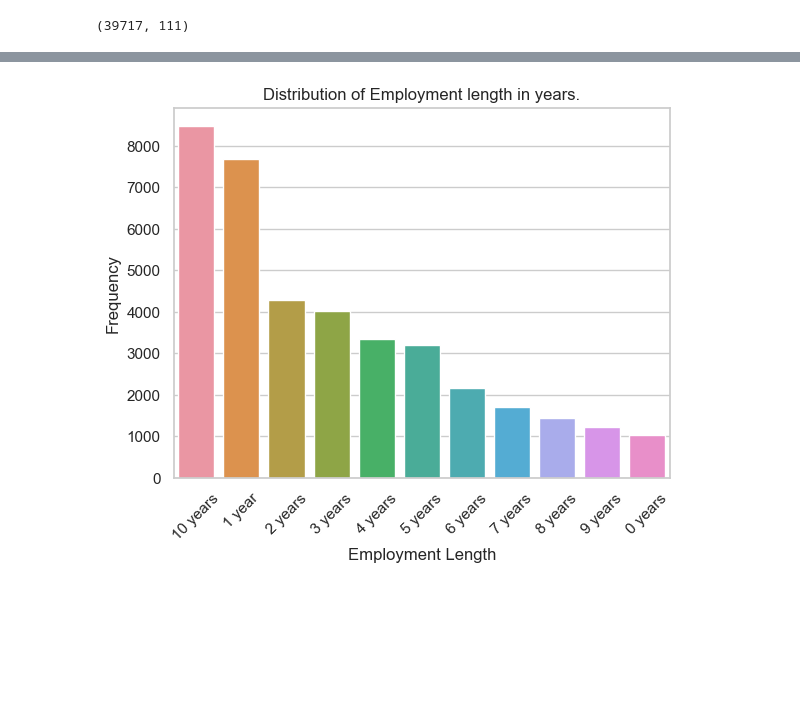
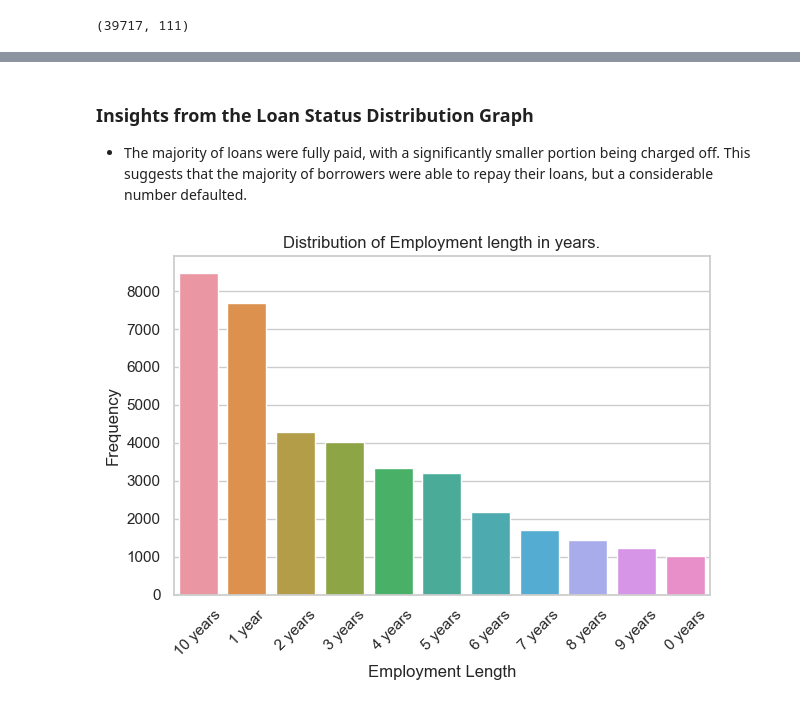
Before and after one commit to sowmilydutta/Lending_Club_Case_Study, a Jupyter notebook: Sowmily_Dutta_Case_study.ipynb, the cells around one changed output, grey strips where cells are left out. Drawn from its saved outputs; the diff is of its cells as text; code cells hidden in the pictures; blank space fills up the shorter version.

```diff
--- a/Sowmily_Dutta_Case_study.ipynb
+++ b/Sowmily_Dutta_Case_study.ipynb
@@ -68,5 +73,6 @@ dtype: float64
 missing_threshold = 0.7 * len(df)
 df_cleaned = df.dropna(thresh=missing_threshold, axis=1)
 not_reqd = ["member_id","policy_code","url","zip_code","emp_title","title","last_pymnt_d",
-            "out_prncp","out_prncp_inv","revol_bal","addr_state","issue_d","pymnt_plan","initial_list_status"]
+            "out_prncp","out_prncp_inv","revol_bal","pymnt_plan","issue_d","initial_list_status","application_type",
+            "acc_now_delinq", "delinq_amnt"]
 df_cleaned = df_cleaned.drop(not_reqd,axis=1)
@@ -204,12 +202,16 @@ plt.show()
+# %% [markdown]
+### Insights from the Loan Status Distribution Graph
+- The majority of loans were fully paid, with a significantly smaller portion being charged off. This suggests that the majority of borrowers were able to repay their loans, but a considerable number defaulted.
 # %%
-# Plot the distribution of Employment length in years
+# Figure 4: Plot the distribution of Employment length in years
 current_labels = df_cleaned['emp_length'].value_counts().index
 sns.countplot(data=df_cleaned, x='emp_length', order=current_labels)
 plt.title('Distribution of Employment length in years.')
 plt.xlabel('Employment Length')
 plt.ylabel('Frequency')
 formatted_labels = [f'{label} year' if label == 1 else f'{label} years' for label in current_labels]
 plt.xticks(ticks=range(len(current_labels)), labels=formatted_labels, rotation=45)
+plt.tight_layout()
 plt.show()
 # %% [output]
-[figure, old version]
+[figure, new version]
```
Also changed, not shown: parts of 40 cells of this notebook.
